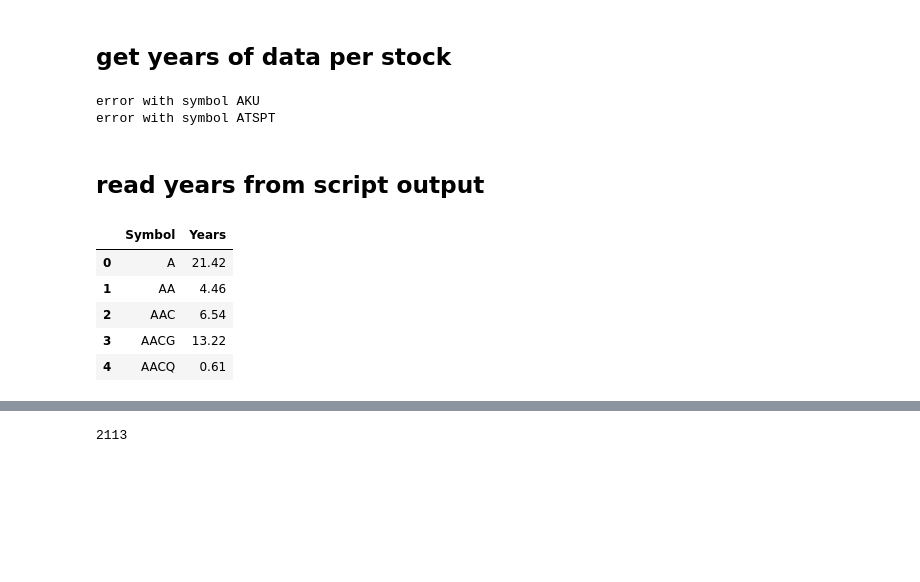
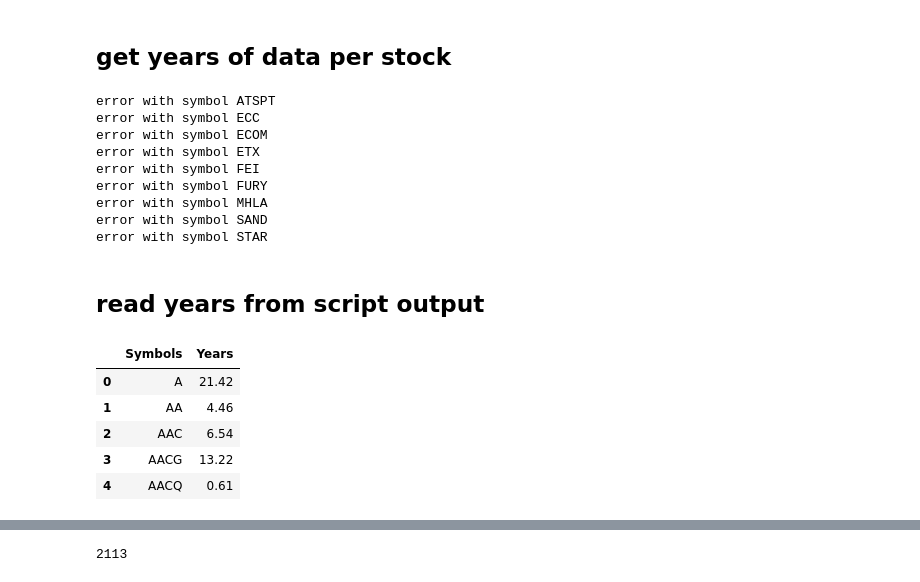
Before and after one commit to stevenhurwitt/alphavantage, a Jupyter notebook: data_exploration.ipynb, the cells around one changed output, grey strips where cells are left out. Drawn from its saved outputs; the diff is of its cells as text; code cells hidden in the pictures; blank space fills up the shorter version.

```diff
--- a/data_exploration.ipynb
+++ b/data_exploration.ipynb
@@ -154,11 +154,21 @@ def get_years(symbol):
     return(years)
 
 #year = get_years(symbol)
+years = []
 for s in tqdm(tickers):
     try:
-        get_years(s)
+        y = get_years(s)
+        years.append(y)
     except:
         print('error with symbol {}'.format(s))
+        years.append('NA')
 # %% [output]
-error with symbol AKU
 error with symbol ATSPT
+error with symbol ECC
+error with symbol ECOM
+error with symbol ETX
+error with symbol FEI
+error with symbol FURY
+error with symbol MHLA
+error with symbol SAND
+error with symbol STAR
@@ -165,10 +178,10 @@ error with symbol ATSPT
 # %% [markdown]
 ## read years from script output
 # %%
-years = pd.read_csv('year_calc_combined.csv', header = None, names = ['Symbol', 'Years'])
+years = pd.read_csv('year_calc_combined.csv')
 years.head()
 # %% [output]
-|  | Symbol | Years |
+|  | Symbols | Years |
 | 0 | A | 21.42 |
 | 1 | AA | 4.46 |
 | 2 | AAC | 6.54 |
```
Also changed, not shown: parts of 2 cells of this notebook, 1 other file.
